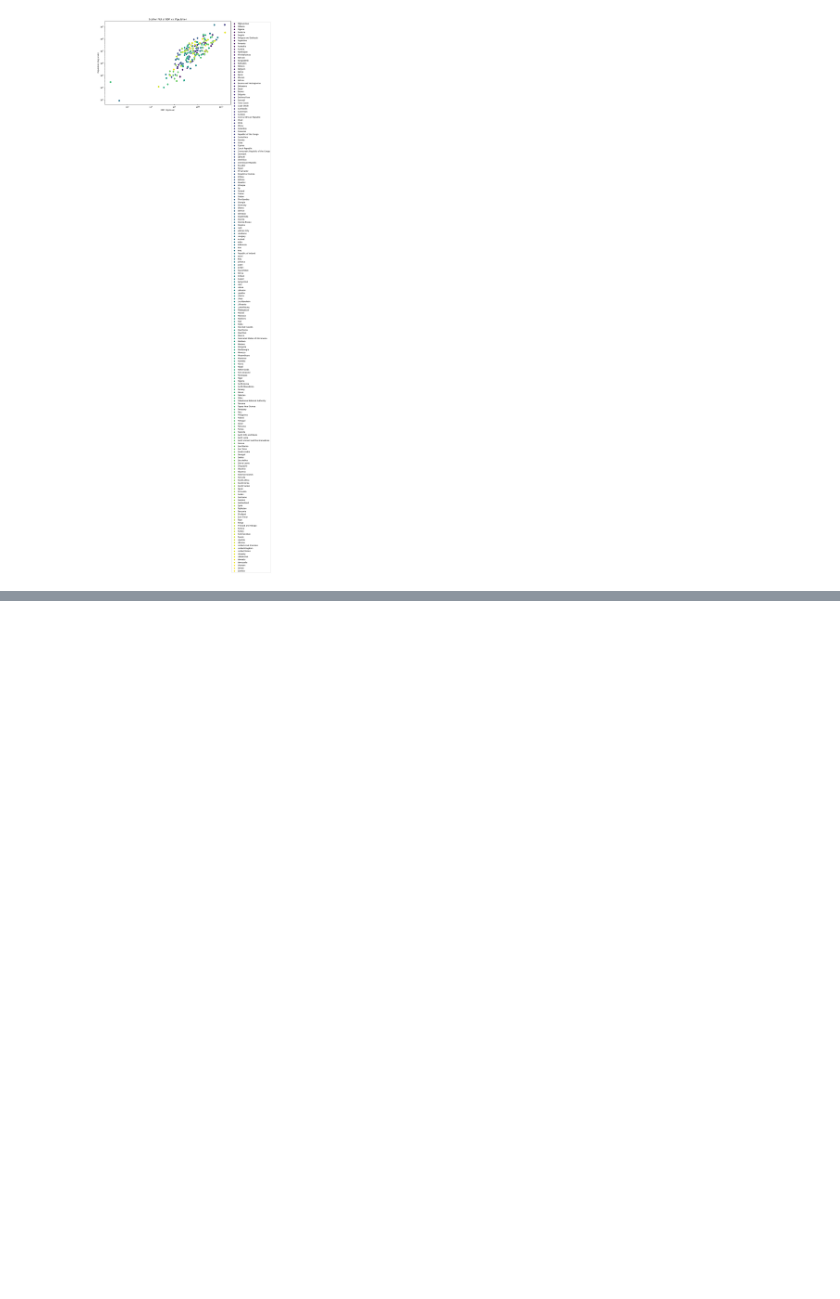
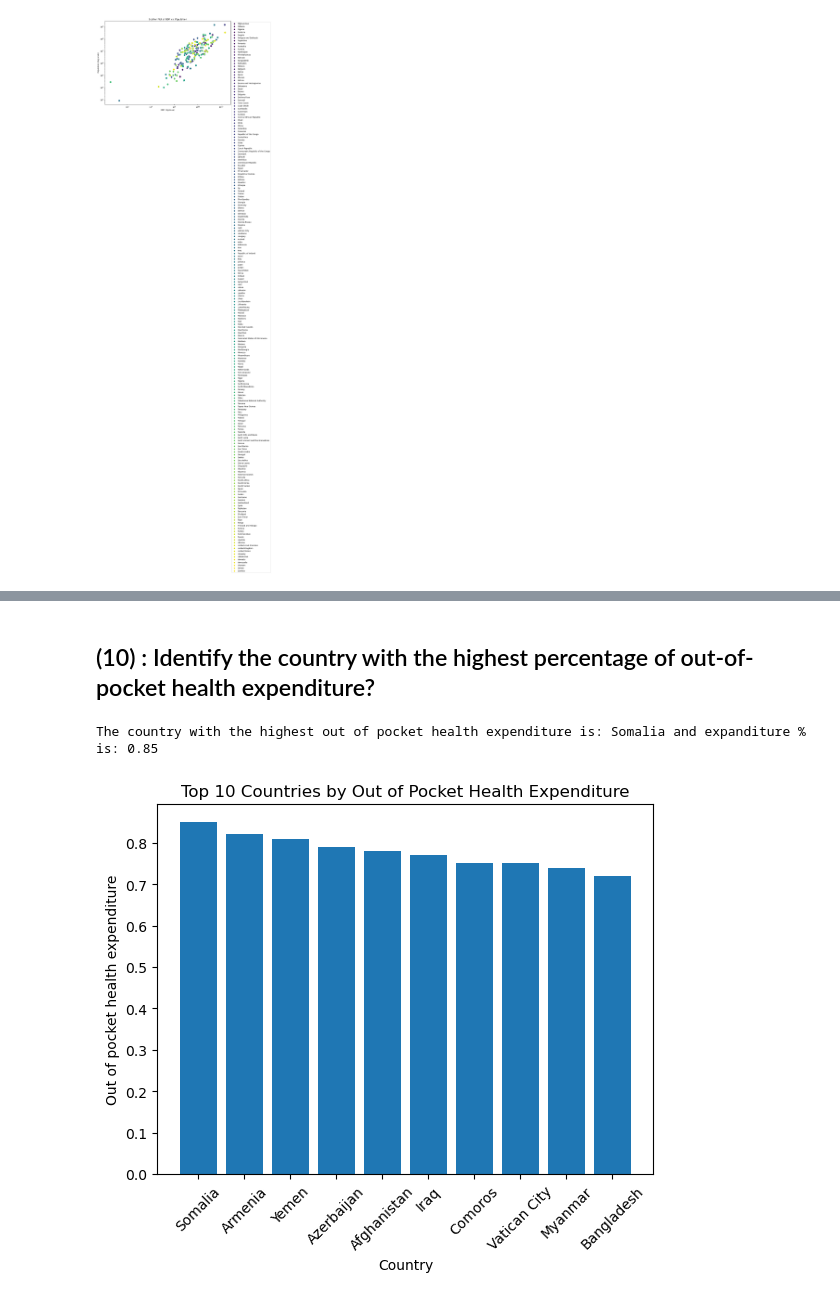
Before and after one commit to Shivam-5403/python_project_data-analytics, a Jupyter notebook: GlobalDataAnalysis.ipynb, the cells around one changed output, grey strips where cells are left out. Cells and saved outputs as stored; diff of their text form; code cells hidden in the pictures; blank space fills up the shorter version.

```diff
--- a/GlobalDataAnalysis.ipynb
+++ b/GlobalDataAnalysis.ipynb
@@ -435,0 +489,17 @@ plt.show()
+# %% [markdown]
+## (10) : Identify the country with the highest percentage of out-of-pocket health expenditure?
+# %%
+highest_out_of_pocket_expenditure_country = data1.loc[data1['Out of pocket health expenditure'].idxmax()]['Country']
+highest_out_of_pocket_expenditure = data1.loc[data1['Out of pocket health expenditure'].idxmax()]['Out of pocket health expenditure']
+print(f'The country with the highest out of pocket health expenditure is: {highest_out_of_pocket_expenditure_country} and expanditure % is: {highest_out_of_pocket_expenditure}')
+# %% [output]
+The country with the highest out of pocket health expenditure is: Somalia and expanditure % is: 0.85
+# %%
+plt.bar(countries, tax_revenues)
+plt.xticks(rotation=45)  # Rotate x-axis labels by 45 degrees
+plt.xlabel('Country')
+plt.ylabel('Out of pocket health expenditure')
+plt.title('Top 10 Countries by Out of Pocket Health Expenditure')
+plt.show()
+# %% [output]
+[figure, added]
```
Also changed, not shown: parts of 20 cells of this notebook.
